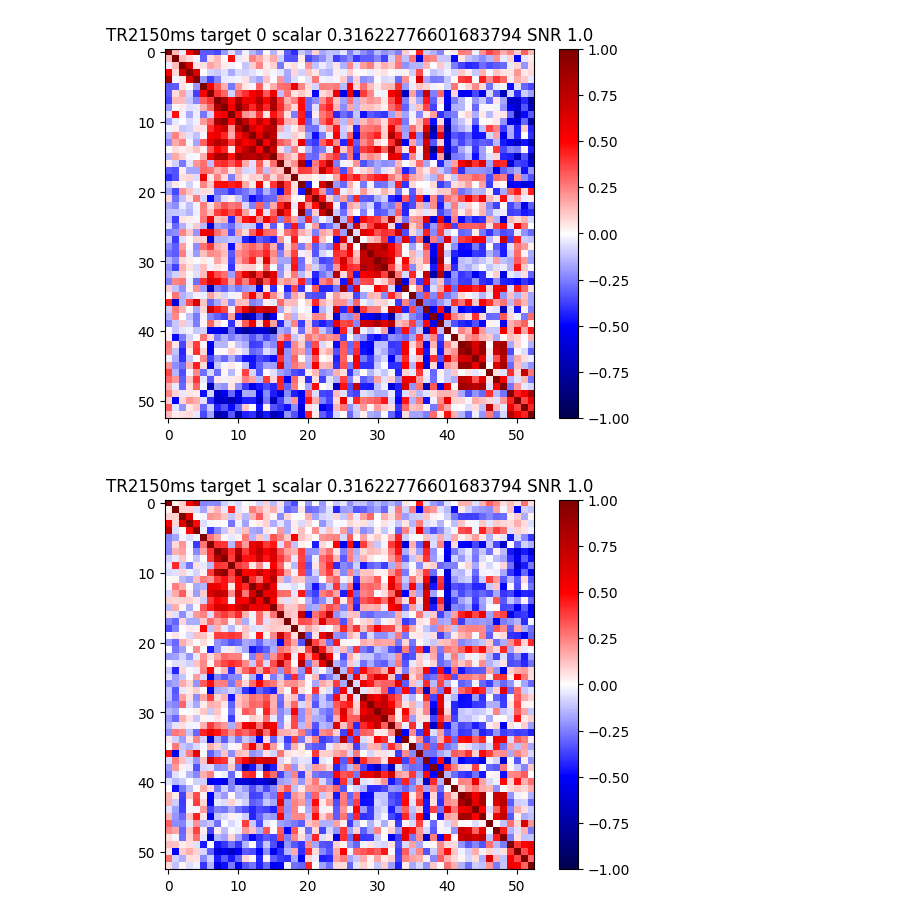
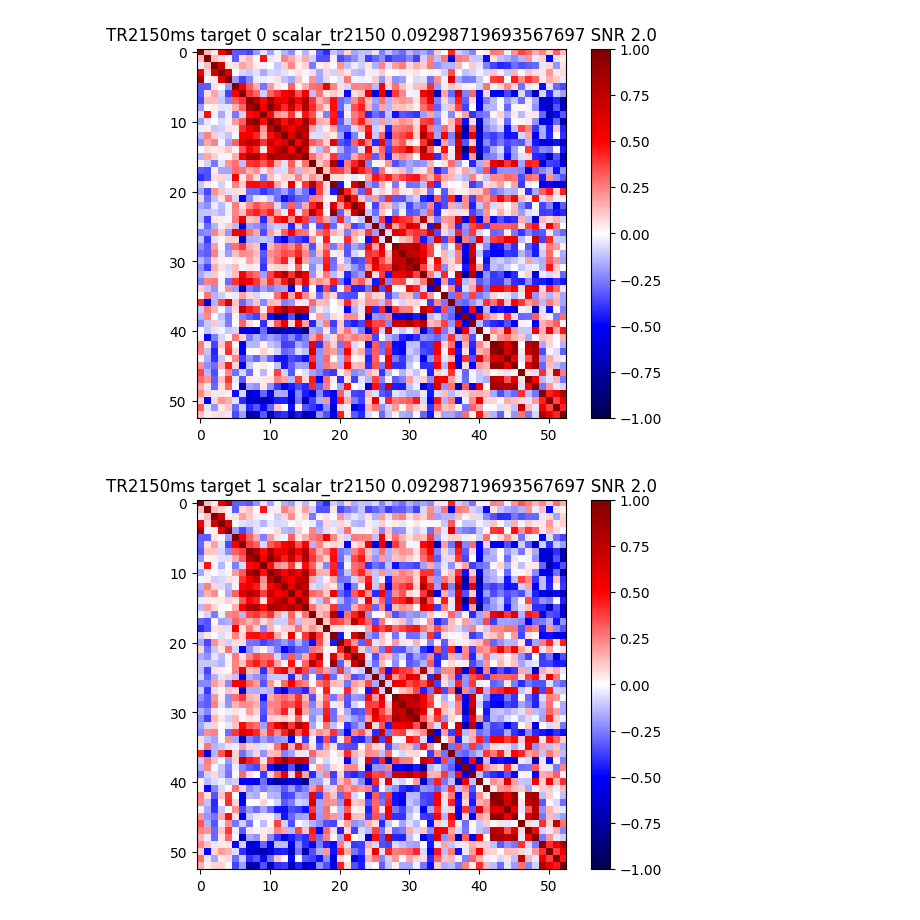
Before and after one commit to neuroneural/undersampling-project, a Jupyter notebook: OULU/python-scripts/test_kfcv.ipynb, the cells around one changed output. Cells and saved outputs as stored; diff of their text form; code cells hidden in the pictures.

```diff
--- a/OULU/python-scripts/test_kfcv.ipynb
+++ b/OULU/python-scripts/test_kfcv.ipynb
@@ -149,7 +141,7 @@ while num_converged < NUM_SUBS:
             W = create_stable_weighted_matrix(A, threshold=threshold, powers=[2])
             var_noise = genData(W, rate=u_rate, burnin=burn, ssize=NOISE_SIZE, nstd=nstd)
             var_noise = zscore(var_noise, axis=1)
-            noises[subject] = var_noise * scalar
+            noises[subject] = var_noise
             num_converged += 1
             converged_subjects.append(subject)
 
@@ -215,8 +213,8 @@ for i in range(0, len(lines), 2):
     noise_tr100 = noises[subject][:,::2]#/2 #####DEBUG TODO: check later
     noise_tr2150 = noises[subject][:,::33]
 
-    tr100_tc_zs_dt_noise = tr100_tc_zs_dt+noise_tr100
-    tr2150_tc_zs_dt_noise = tr2150_tc_zs_dt+noise_tr2150
+    #tr100_tc_zs_dt_noise = tr100_tc_zs_dt+noise_tr100
+    #tr2150_tc_zs_dt_noise = tr2150_tc_zs_dt+noise_tr2150
 
     all_data.append({'Subject_ID'             : str(subject),
                     'VAR_Noise'               : noises[subject],
@@ -224,8 +222,9 @@ for i in range(0, len(lines), 2):
                     'TR2150_Noise'            : noise_tr2150,
                     'TR100_Timecourse'        : tr100_tc_zs_dt,
                     'TR2150_Timecourse'       : tr2150_tc_zs_dt,
-                    'TR100_Timecourse_Noise'  : tr100_tc_zs_dt_noise,
-                    'TR2150_Timecourse_Noise' : tr2150_tc_zs_dt_noise})
+                    #'TR100_Timecourse_Noise'  : tr100_tc_zs_dt_noise,
+                    #'TR2150_Timecourse_Noise' : tr2150_tc_zs_dt_noise
+                    })
 
 data_df = pd.DataFrame(all_data)
 
@@ -435,27 +409,29 @@ add_df
 # %%
 fnc_triu = tr2150_df.iloc[0]['TR2150ms_Window']
-fncmat = np.zeros((53,53))
-fncmat[np.triu_indices(53)] = fnc_triu
-fncmat = fncmat + fncmat.T - np.diag(np.diag(fncmat))
-plt.imshow(fncmat, cmap=plt.get_cmap('seismic'), vmin=-1, vmax=1)
+fncmat1 = np.zeros((53,53))
+fncmat1[np.triu_indices(53)] = fnc_triu
+fncmat1 = fncmat1 + fncmat1.T - np.diag(np.diag(fncmat1))
+plt.imshow(fncmat1, cmap=plt.get_cmap('seismic'), vmin=-1, vmax=1)
 plt.colorbar()
 target = tr2150_df.iloc[0]['target']
-plt.title(f'TR2150ms target {target} scalar {scalar} SNR {SNR}')
+plt.title(f'TR2150ms target {target} scalar_tr2150 {scalar_tr2150} SNR {SNR}')
 plt.show()
 
 plt.clf()
 
 fnc_triu = tr2150_df.iloc[1]['TR2150ms_Window']
-fncmat = np.zeros((53,53))
-fncmat[np.triu_indices(53)] = fnc_triu
-fncmat = fncmat + fncmat.T - np.diag(np.diag(fncmat))
-plt.imshow(fncmat, cmap=plt.get_cmap('seismic'), vmin=-1, vmax=1)
+fncmat2 = np.zeros((53,53))
+fncmat2[np.triu_indices(53)] = fnc_triu
+fncmat2 = fncmat2 + fncmat2.T - np.diag(np.diag(fncmat2))
+plt.imshow(fncmat2, cmap=plt.get_cmap('seismic'), vmin=-1, vmax=1)
 plt.colorbar()
 target = tr2150_df.iloc[1]['target']
-plt.title(f'TR2150ms target {target} scalar {scalar} SNR {SNR}')
+plt.title(f'TR2150ms target {target} scalar_tr2150 {scalar_tr2150} SNR {SNR}')
 plt.show()
+
+diff1 = fncmat1 - fncmat2
 # %% [output]
-[figure, old version]
+[figure, new version]
-[figure, old version]
+[figure, new version]
 # %%
 fnc_triu = tr100_df.iloc[0]['TR100ms_Window']
```
Also changed, not shown: parts of 21 cells of this notebook, 8 other files.
